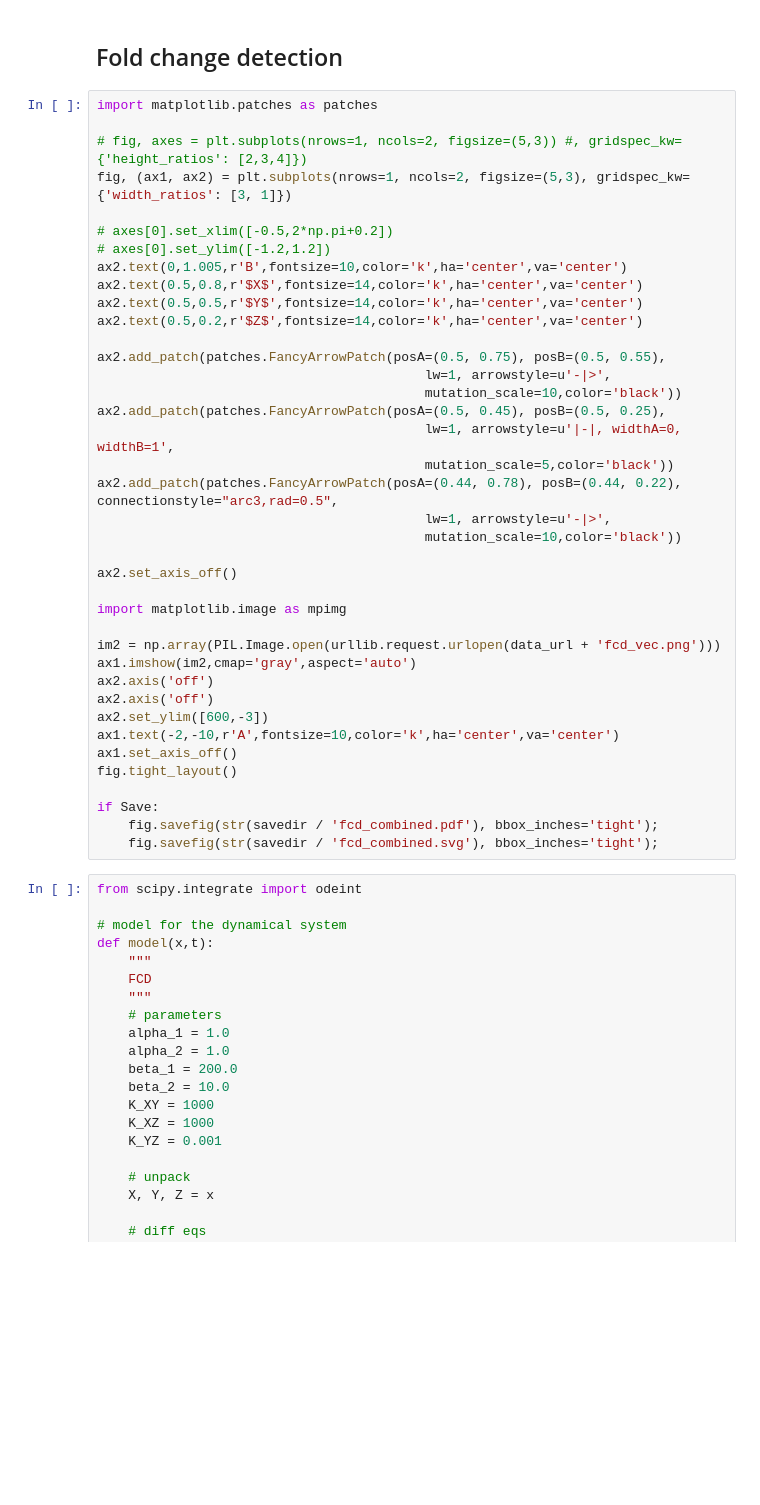
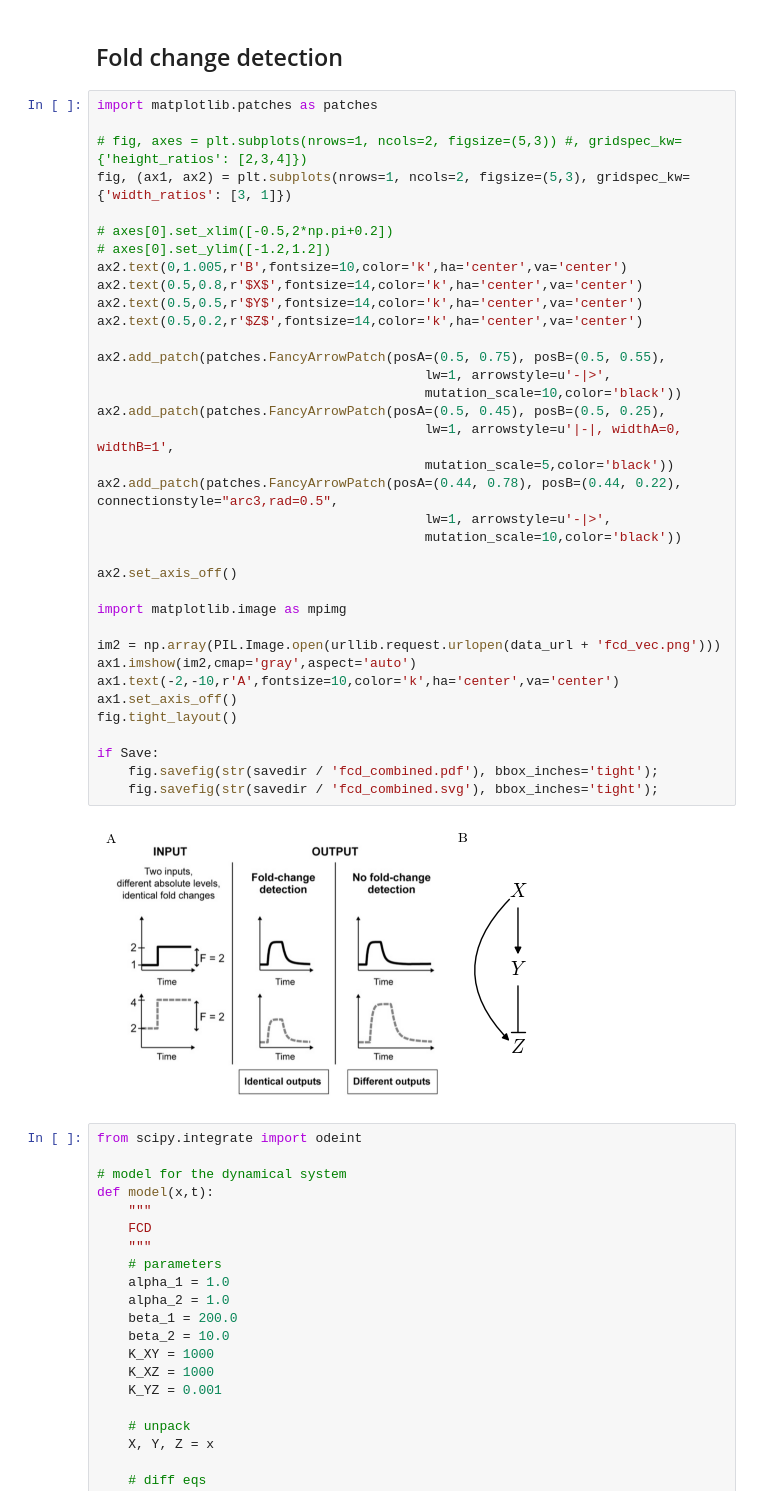
Before and after one commit to markusmeister/MIB-Public, a Jupyter notebook: Figures_Ch_13.ipynb, the cells around one changed output. Drawn from its saved outputs; the diff is of its cells as text; blank space fills up the shorter version.

```diff
--- a/Figures_Ch_13.ipynb
+++ b/Figures_Ch_13.ipynb
@@ -402,36 +407,35 @@ fig, (ax1, ax2) = plt.subplots(nrows=1, ncols=2, figsize=(5,3), gridspec_kw={'wi
 # axes[0].set_xlim([-0.5,2*np.pi+0.2])
 # axes[0].set_ylim([-1.2,1.2])
 ax2.text(0,1.005,r'B',fontsize=10,color='k',ha='center',va='center')
 ax2.text(0.5,0.8,r'$X$',fontsize=14,color='k',ha='center',va='center')
 ax2.text(0.5,0.5,r'$Y$',fontsize=14,color='k',ha='center',va='center')
 ax2.text(0.5,0.2,r'$Z$',fontsize=14,color='k',ha='center',va='center')
 
 ax2.add_patch(patches.FancyArrowPatch(posA=(0.5, 0.75), posB=(0.5, 0.55),
                                           lw=1, arrowstyle=u'-|>',
                                           mutation_scale=10,color='black'))
 ax2.add_patch(patches.FancyArrowPatch(posA=(0.5, 0.45), posB=(0.5, 0.25),
                                           lw=1, arrowstyle=u'|-|, widthA=0, widthB=1',
                                           mutation_scale=5,color='black'))
 ax2.add_patch(patches.FancyArrowPatch(posA=(0.44, 0.78), posB=(0.44, 0.22), connectionstyle="arc3,rad=0.5",
                                           lw=1, arrowstyle=u'-|>',
                                           mutation_scale=10,color='black'))
 
 ax2.set_axis_off()
 
 import matplotlib.image as mpimg
 
 im2 = np.array(PIL.Image.open(urllib.request.urlopen(data_url + 'fcd_vec.png')))
 ax1.imshow(im2,cmap='gray',aspect='auto')
-ax2.axis('off')
-ax2.axis('off')
-ax2.set_ylim([600,-3])
 ax1.text(-2,-10,r'A',fontsize=10,color='k',ha='center',va='center')
 ax1.set_axis_off()
 fig.tight_layout()
 
 if Save:
     fig.savefig(str(savedir / 'fcd_combined.pdf'), bbox_inches='tight');
     fig.savefig(str(savedir / 'fcd_combined.svg'), bbox_inches='tight');
+# %% [output]
+[figure, added]
 # %%
 from scipy.integrate import odeint
 
```
Also changed, not shown: parts of 2 cells of this notebook.
